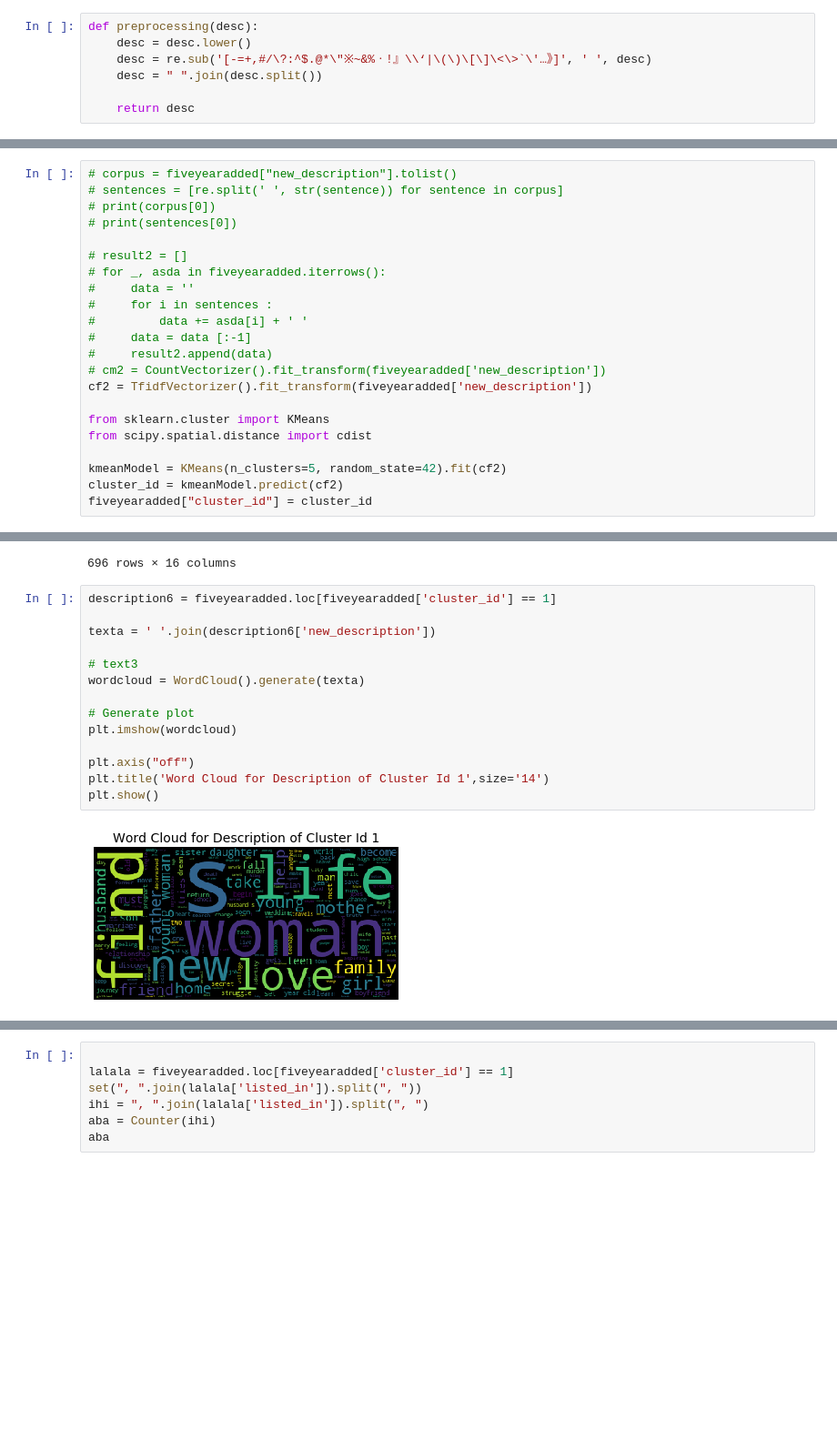
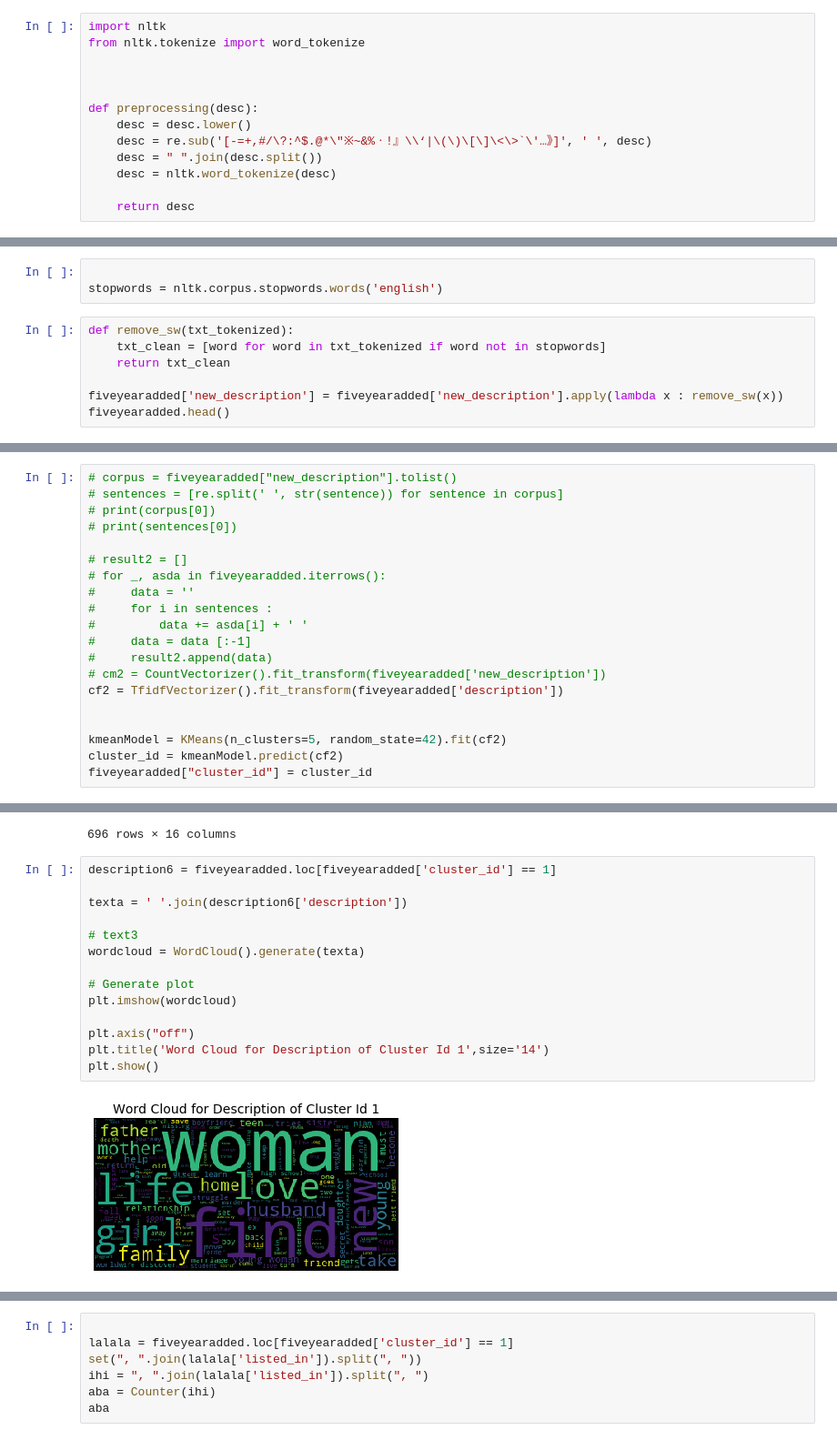
Before and after one commit to sieniecelicia19/eda-netflix, a Jupyter notebook: EDA-Netflix.ipynb, the cells around one changed output, grey strips where cells are left out. Shown at 91% size. Cells and saved outputs as stored; diff of their text form; blank space fills up the shorter version.

Commit message:
Delete StopWords
Menggunakan NLTK menghapus stopwords

```diff
--- a/EDA-Netflix.ipynb
+++ b/EDA-Netflix.ipynb
@@ -1497,10 +1497,16 @@ plt.show()
 # %% [output]
 [figure]
 # %%
+import nltk
+from nltk.tokenize import word_tokenize
+
+
+
 def preprocessing(desc):
     desc = desc.lower()
     desc = re.sub('[-=+,#/\?:^$.@*\"※~&%ㆍ!』\\‘|\(\)\[\]\<\>`\'…》]', ' ', desc)
     desc = " ".join(desc.split())
+    desc = nltk.word_tokenize(desc)
 
     return desc
 # %%
@@ -1523,0 +1530,10 @@ after a devastating earthquake hits mexico city trapped survivors from all walks
+# %%
+
+stopwords = nltk.corpus.stopwords.words('english')
+# %%
+def remove_sw(txt_tokenized):
+    txt_clean = [word for word in txt_tokenized if word not in stopwords]
+    return txt_clean
+
+fiveyearadded['new_description'] = fiveyearadded['new_description'].apply(lambda x : remove_sw(x))
+fiveyearadded.head()
@@ -1535,10 +1562,8 @@ after a devastating earthquake hits mexico city trapped survivors from all walks
 #     data = data [:-1]
 #     result2.append(data)
 # cm2 = CountVectorizer().fit_transform(fiveyearadded['new_description'])
-cf2 = TfidfVectorizer().fit_transform(fiveyearadded['new_description'])
+cf2 = TfidfVectorizer().fit_transform(fiveyearadded['description'])
 
-from sklearn.cluster import KMeans
-from scipy.spatial.distance import cdist
 
 kmeanModel = KMeans(n_clusters=5, random_state=42).fit(cf2)
 cluster_id = kmeanModel.predict(cf2)
@@ -1583,16 +1605,16 @@ fiveyearadded.loc[fiveyearadded['cluster_id'] == 1]
 # %%
 description6 = fiveyearadded.loc[fiveyearadded['cluster_id'] == 1]
 
-texta = ' '.join(description6['new_description'])
+texta = ' '.join(description6['description'])
 
 # text3
 wordcloud = WordCloud().generate(texta)
 
 # Generate plot
 plt.imshow(wordcloud)
 
 plt.axis("off")
 plt.title('Word Cloud for Description of Cluster Id 1',size='14')
 plt.show()
 # %% [output]
-[figure, old version]
+[figure, new version]
```
Also changed, not shown: parts of 13 cells of this notebook.
